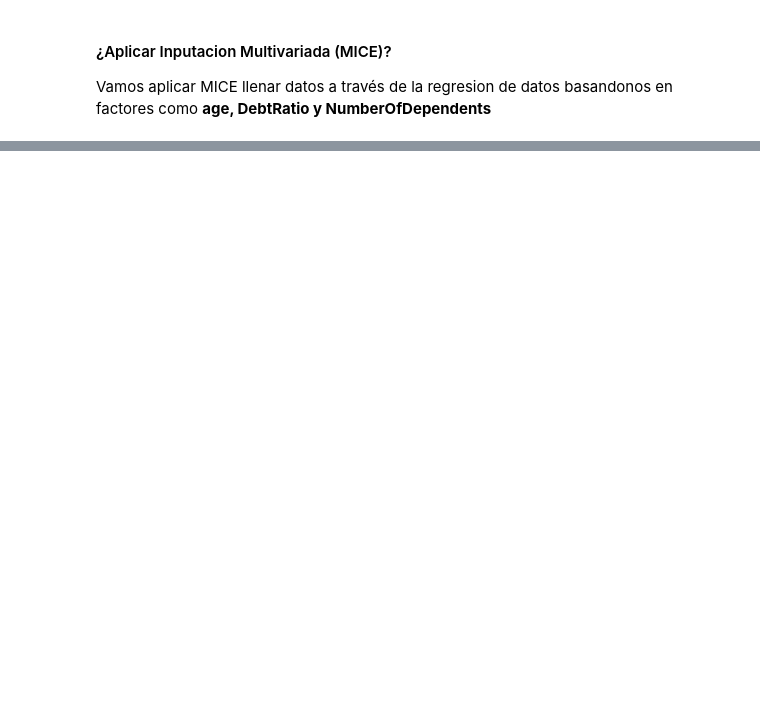
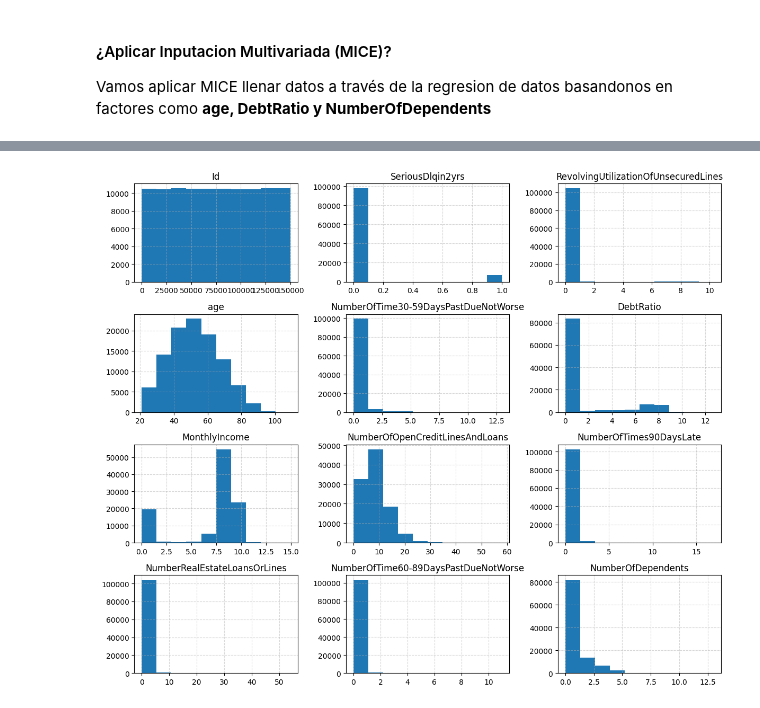
Before and after one commit to DiegoRomanP/Give-me-some-Credit, a Jupyter notebook: Give_me_some_credit.ipynb, the cells around one changed output, grey strips where cells are left out. Saved outputs shown, nothing was run; the diff lists cells and outputs as text; code cells hidden in the pictures; blank space fills up the shorter version.

```diff
--- a/Give_me_some_credit.ipynb
+++ b/Give_me_some_credit.ipynb
@@ -392,0 +519,19 @@ Name: MonthlyIncome, dtype: float64
+# %%
+fig, ax = plt.subplots(nrows=4, ncols=3, figsize=(12, 10))
+ax = ax.flatten()  # Aplana la matriz 4x3 a un array 1D para iterar fácilmente
+
+for i, col in enumerate(df_train_clean.columns):
+    if i < len(ax):
+        # dropna() evita errores si hay valores faltantes
+        ax[i].hist(df_train_clean[col].dropna())
+        ax[i].set_title(col)
+        ax[i].grid(True, linestyle='--', alpha=0.5)
+
+# Oculta los subplots sobrantes si hay menos columnas que ejes
+for j in range(len(df_train_clean.columns), len(ax)):
+    ax[j].set_visible(False)
+
+plt.tight_layout()
+plt.show()
+# %% [output]
+[figure, added]
```
Also changed, not shown: parts of 44 cells of this notebook.
